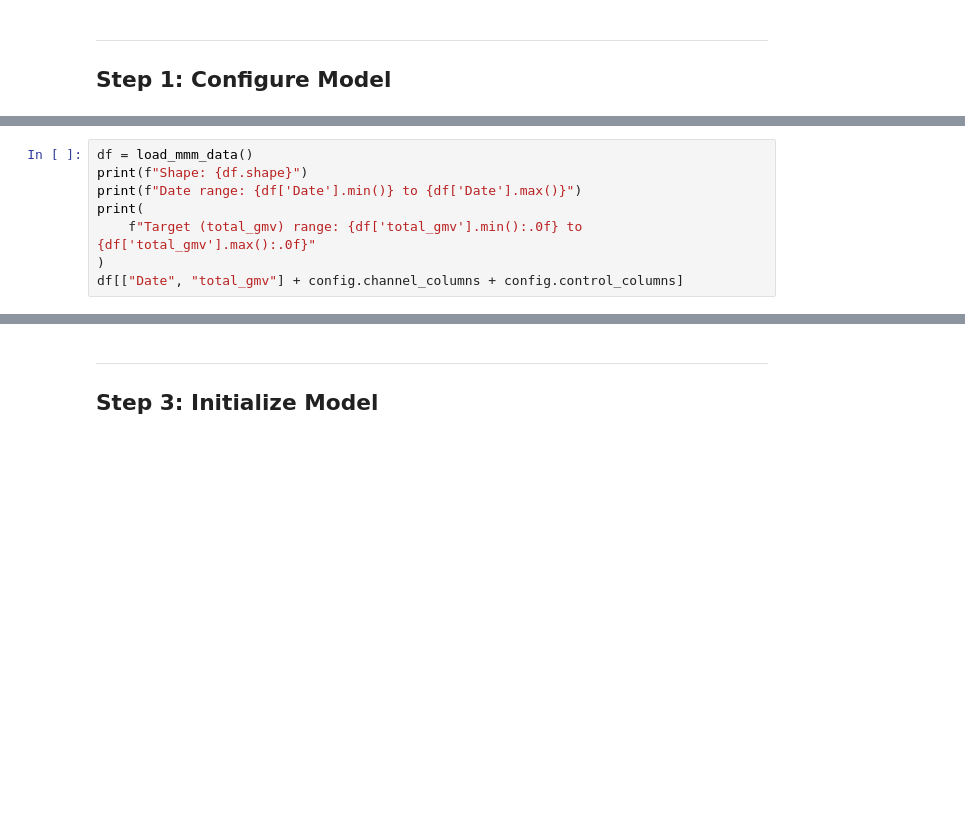
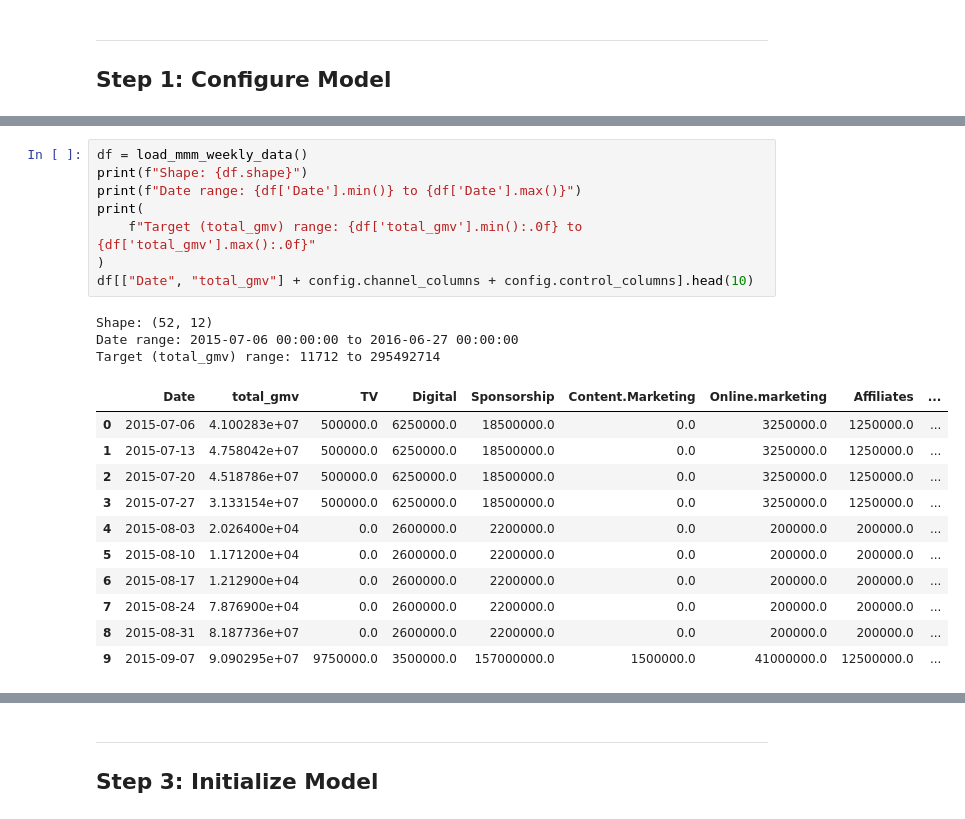
Before and after one commit to morobr/MMM_DEMO, a Jupyter notebook: notebooks/02_model_fitting.ipynb, the cells around one changed output, grey strips where cells are left out. Saved outputs shown, nothing was run; the diff lists cells and outputs as text; blank space fills up the shorter version.

```diff
--- a/notebooks/02_model_fitting.ipynb
+++ b/notebooks/02_model_fitting.ipynb
@@ -59,9 +81,24 @@ for k, v in config.get_model_config().items():
 # %%
-df = load_mmm_data()
+df = load_mmm_weekly_data()
 print(f"Shape: {df.shape}")
 print(f"Date range: {df['Date'].min()} to {df['Date'].max()}")
 print(
     f"Target (total_gmv) range: {df['total_gmv'].min():.0f} to {df['total_gmv'].max():.0f}"
 )
-df[["Date", "total_gmv"] + config.channel_columns + config.control_columns]
+df[["Date", "total_gmv"] + config.channel_columns + config.control_columns].head(10)
+# %% [output]
+Shape: (52, 12)
+Date range: 2015-07-06 00:00:00 to 2016-06-27 00:00:00
+Target (total_gmv) range: 11712 to 295492714
+|  | Date | total_gmv | TV | Digital | Sponsorship | Content.Marketing | Online.marketing | Affiliates | ... |
+| 0 | 2015-07-06 | 4.100283e+07 | 500000.0 | 6250000.0 | 18500000.0 | 0.0 | 3250000.0 | 1250000.0 | ... |
+| 1 | 2015-07-13 | 4.758042e+07 | 500000.0 | 6250000.0 | 18500000.0 | 0.0 | 3250000.0 | 1250000.0 | ... |
+| 2 | 2015-07-20 | 4.518786e+07 | 500000.0 | 6250000.0 | 18500000.0 | 0.0 | 3250000.0 | 1250000.0 | ... |
+| 3 | 2015-07-27 | 3.133154e+07 | 500000.0 | 6250000.0 | 18500000.0 | 0.0 | 3250000.0 | 1250000.0 | ... |
+| 4 | 2015-08-03 | 2.026400e+04 | 0.0 | 2600000.0 | 2200000.0 | 0.0 | 200000.0 | 200000.0 | ... |
+| 5 | 2015-08-10 | 1.171200e+04 | 0.0 | 2600000.0 | 2200000.0 | 0.0 | 200000.0 | 200000.0 | ... |
+| 6 | 2015-08-17 | 1.212900e+04 | 0.0 | 2600000.0 | 2200000.0 | 0.0 | 200000.0 | 200000.0 | ... |
+| 7 | 2015-08-24 | 7.876900e+04 | 0.0 | 2600000.0 | 2200000.0 | 0.0 | 200000.0 | 200000.0 | ... |
+| 8 | 2015-08-31 | 8.187736e+07 | 0.0 | 2600000.0 | 2200000.0 | 0.0 | 200000.0 | 200000.0 | ... |
+| 9 | 2015-09-07 | 9.090295e+07 | 9750000.0 | 3500000.0 | 157000000.0 | 1500000.0 | 41000000.0 | 12500000.0 | ... |
 # %%
```
Also changed, not shown: parts of 28 cells of this notebook, 8 other files.
